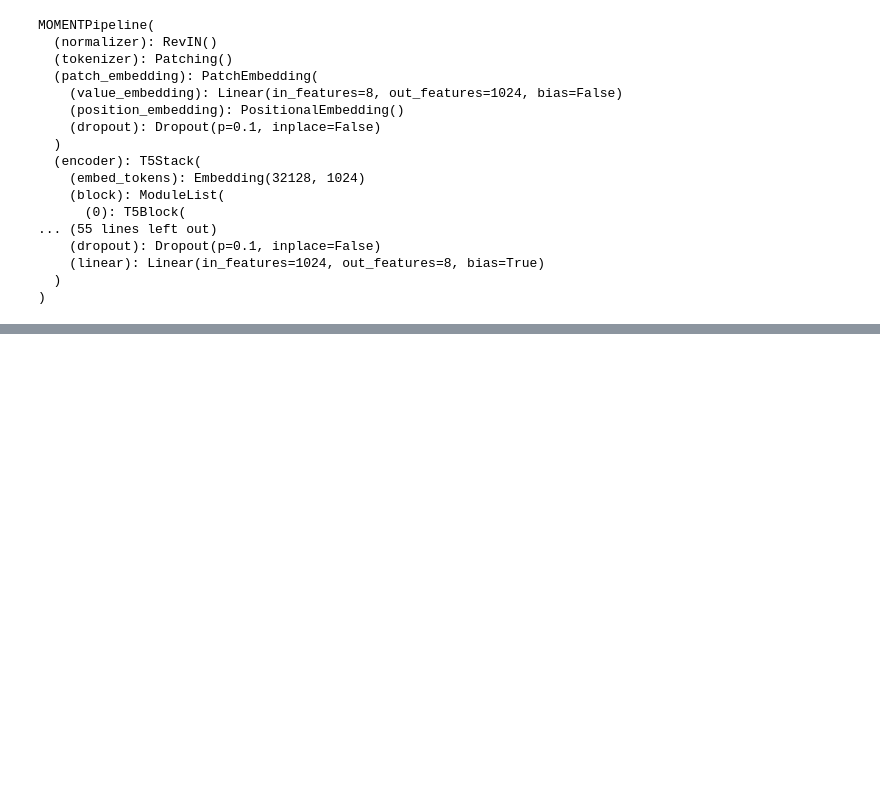
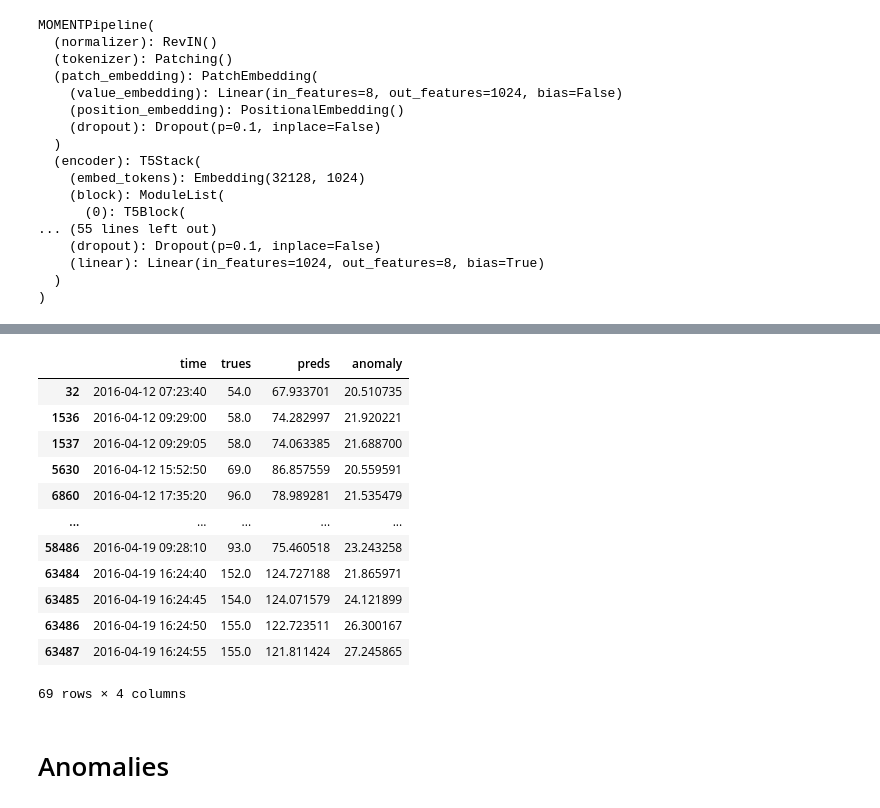
Before and after one commit to claudia-liauw/health-app, a Jupyter notebook: notebooks/1_model.ipynb, the cells around one changed output, grey strips where cells are left out. Cells and saved outputs as stored; diff of their text form; code cells hidden in the pictures; blank space fills up the shorter version.

```diff
--- a/notebooks/1_model.ipynb
+++ b/notebooks/1_model.ipynb
@@ -139,0 +188,18 @@ plt.plot(anomaly_score)
+# %%
+anomalies.query("anomaly > 20")
+# %% [output]
+|  | time | trues | preds | anomaly |
+| 32 | 2016-04-12 07:23:40 | 54.0 | 67.933701 | 20.510735 |
+| 1536 | 2016-04-12 09:29:00 | 58.0 | 74.282997 | 21.920221 |
+| 1537 | 2016-04-12 09:29:05 | 58.0 | 74.063385 | 21.688700 |
+| 5630 | 2016-04-12 15:52:50 | 69.0 | 86.857559 | 20.559591 |
+| 6860 | 2016-04-12 17:35:20 | 96.0 | 78.989281 | 21.535479 |
+| ... | ... | ... | ... | ... |
+| 58486 | 2016-04-19 09:28:10 | 93.0 | 75.460518 | 23.243258 |
+| 63484 | 2016-04-19 16:24:40 | 152.0 | 124.727188 | 21.865971 |
+| 63485 | 2016-04-19 16:24:45 | 154.0 | 124.071579 | 24.121899 |
+| 63486 | 2016-04-19 16:24:50 | 155.0 | 122.723511 | 26.300167 |
+| 63487 | 2016-04-19 16:24:55 | 155.0 | 121.811424 | 27.245865 |
+69 rows × 4 columns
+# %% [markdown]
+# Anomalies
```
Also changed, not shown: parts of 14 cells of this notebook.
